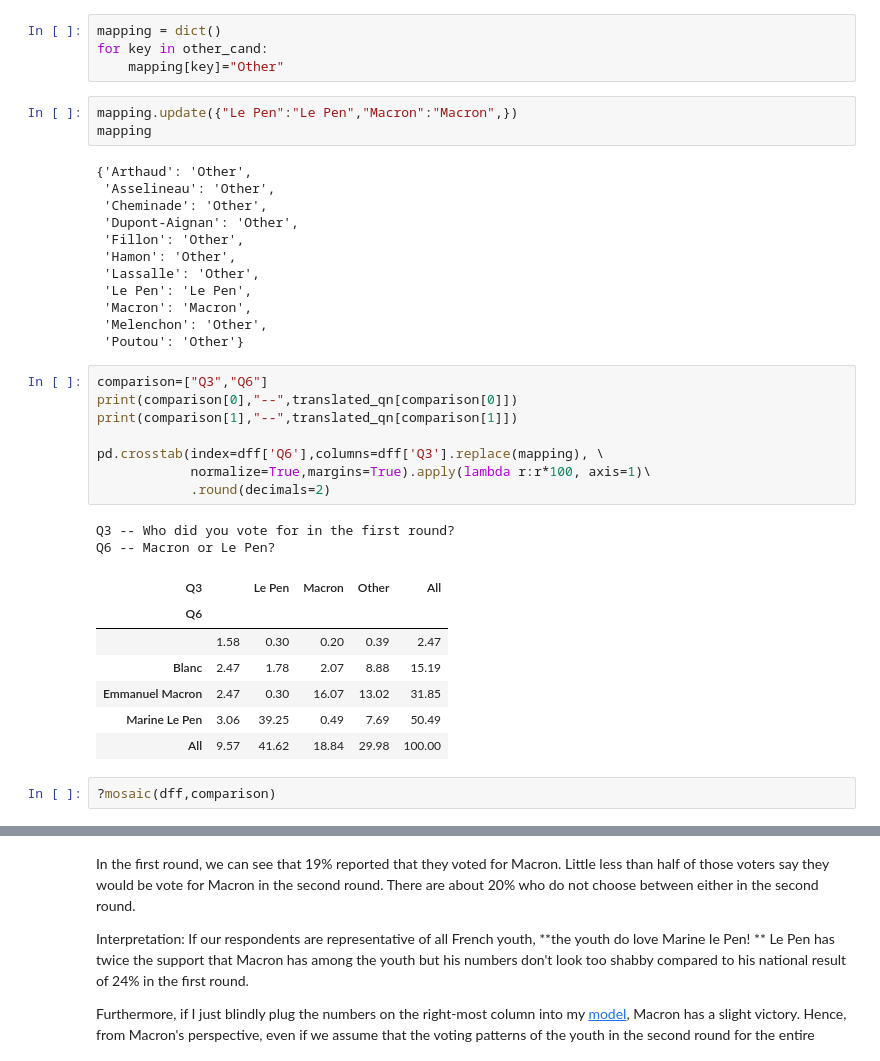
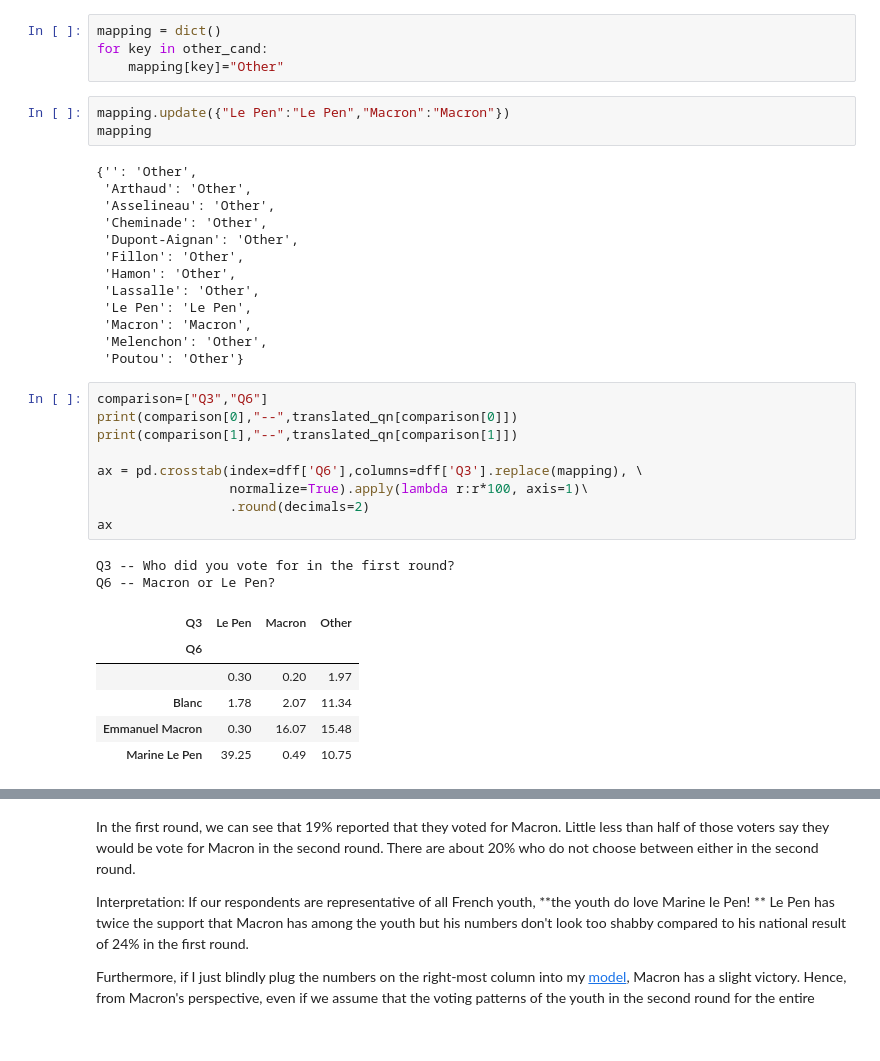
Before and after one commit to deszie/teas, a Jupyter notebook: nbs/Part I - Survey (French presidential elections) - EDA.ipynb, the cells around one changed output, grey strips where cells are left out. Drawn from its saved outputs; the diff is of its cells as text; blank space fills up the shorter version.

```diff
--- a/nbs/Part I - Survey (French presidential elections) - EDA.ipynb
+++ b/nbs/Part I - Survey (French presidential elections) - EDA.ipynb
@@ -212,10 +208,11 @@ mapping = dict()
 for key in other_cand:
     mapping[key]="Other"
 # %%
-mapping.update({"Le Pen":"Le Pen","Macron":"Macron",})
+mapping.update({"Le Pen":"Le Pen","Macron":"Macron"})
 mapping
 # %% [output]
-{'Arthaud': 'Other',
+{'': 'Other',
+ 'Arthaud': 'Other',
  'Asselineau': 'Other',
  'Cheminade': 'Other',
  'Dupont-Aignan': 'Other',
@@ -229,20 +226,18 @@ mapping
 # %%
 comparison=["Q3","Q6"]
 print(comparison[0],"--",translated_qn[comparison[0]])
 print(comparison[1],"--",translated_qn[comparison[1]])
 
-pd.crosstab(index=dff['Q6'],columns=dff['Q3'].replace(mapping), \
-            normalize=True,margins=True).apply(lambda r:r*100, axis=1)\
-            .round(decimals=2)
+ax = pd.crosstab(index=dff['Q6'],columns=dff['Q3'].replace(mapping), \
+                 normalize=True).apply(lambda r:r*100, axis=1)\
+                 .round(decimals=2)
+ax
 # %% [output]
 Q3 -- Who did you vote for in the first round?
 Q6 -- Macron or Le Pen?
-| Q3 |  | Le Pen | Macron | Other | All |
-| Q6 |  |  |  |  |  |
-|  | 1.58 | 0.30 | 0.20 | 0.39 | 2.47 |
-| Blanc | 2.47 | 1.78 | 2.07 | 8.88 | 15.19 |
-| Emmanuel Macron | 2.47 | 0.30 | 16.07 | 13.02 | 31.85 |
-| Marine Le Pen | 3.06 | 39.25 | 0.49 | 7.69 | 50.49 |
-| All | 9.57 | 41.62 | 18.84 | 29.98 | 100.00 |
+| Q3 | Le Pen | Macron | Other |
+| Q6 |  |  |  |
+|  | 0.30 | 0.20 | 1.97 |
+| Blanc | 1.78 | 2.07 | 11.34 |
+| Emmanuel Macron | 0.30 | 16.07 | 15.48 |
+| Marine Le Pen | 39.25 | 0.49 | 10.75 |
-# %%
-?mosaic(dff,comparison)
```
Also changed, not shown: parts of 4 cells of this notebook, 2 other files.
